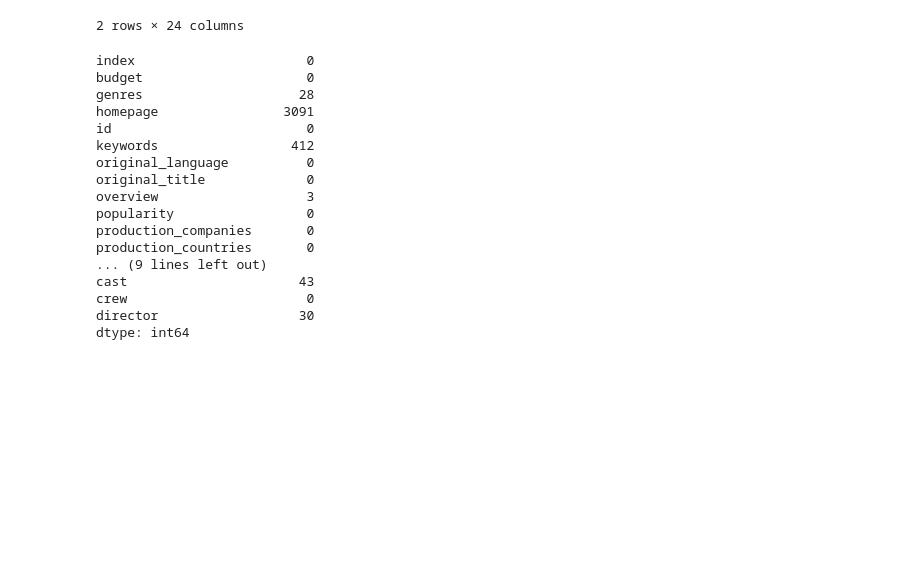
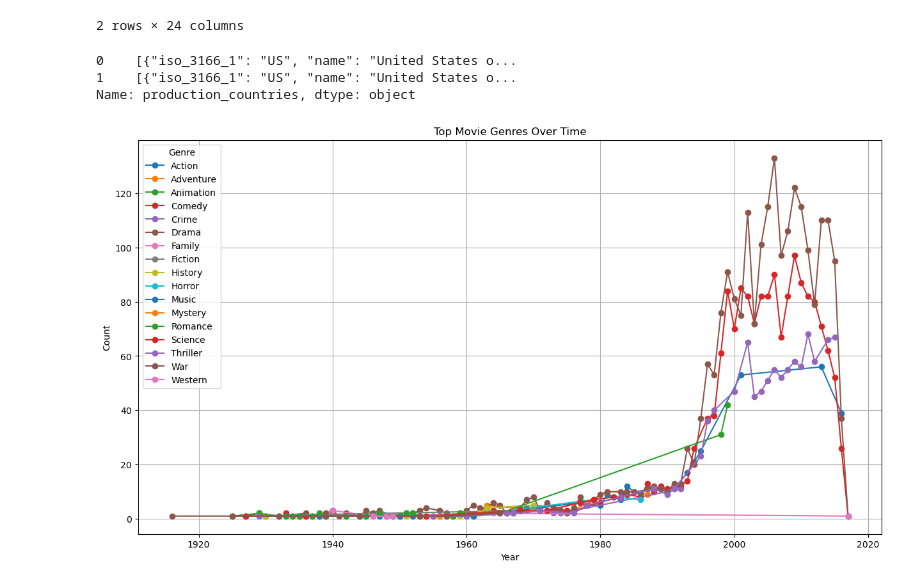
Before and after one commit to AbdullahKhurram30/movie-analysis, a Jupyter notebook: short_analysis.ipynb, the cells around one changed output. Cells and saved outputs as stored; diff of their text form; code cells hidden in the pictures; blank space fills up the shorter version.

```diff
--- a/short_analysis.ipynb
+++ b/short_analysis.ipynb
@@ -10,23 +15,42 @@ df.head(2)
 | 0 | 0 | 237000000 | Action Adventure Fantasy Science ... | http://www.avatarmovie.com/ | 19995 | culture clash future space war sp... | en | Avatar | In the 22nd century, a paraplegic... | ... |
 | 1 | 1 | 300000000 | Adventure Fantasy Action | http://disney.go.com/disneypictur... | 285 | ocean drug abuse exotic island ea... | en | Pirates of the Caribbean: At Worl... | Captain Barbossa, long believed t... | ... |
 2 rows × 24 columns
-# %%
-print(df.isnull().sum())
-# %% [output]
-index                      0
-budget                     0
-genres                    28
-homepage                3091
-id                         0
-keywords                 412
-original_language          0
-original_title             0
-overview                   3
-popularity                 0
-production_companies       0
-production_countries       0
-... (9 lines left out)
-cast                      43
-crew                       0
-director                  30
-dtype: int64
+# %%
+df['release_date'] = pd.to_datetime(df['release_date'], errors = 'coerce')
+df['year'] = df['release_date'].dt.year
+# %%
+df.head(2)['production_countries']
+# %% [output]
+0    [{"iso_3166_1": "US", "name": "United States o...
+1    [{"iso_3166_1": "US", "name": "United States o...
+Name: production_countries, dtype: object
+# %%
+def top_genres_by_year(df, top_n = 3):
+    """Extracts and returns the most popular genres for each year"""
+    genre_by_year = {}
+    for year, subset in df.groupby('year'):
+        genre_list = ' '.join(subset['genres'].dropna()).split()
+        genre_count = Counter(genre_list)
+        top_genres = genre_count.most_common(top_n)
+        genre_by_year[year] = top_genres
+    return genre_by_year
+
+top_genres_data = top_genres_by_year(df)
+top_genres_df = pd.DataFrame([
+    {'Year': year, 'Genre': genre, 'Count': count}
+    for year, genres in top_genres_data.items()
+    for genre, count in genres
+])
+# %%
+# Visualization
+plt.figure(figsize=(15, 8))
+for genre, subset in top_genres_df.groupby('Genre'):
+    plt.plot(subset['Year'], subset['Count'], marker='o', label=genre)
+plt.title('Top Movie Genres Over Time')
+plt.xlabel('Year')
+plt.ylabel('Count')
+plt.legend(title='Genre')
+plt.grid(True)
+plt.show()
+# %% [output]
+[figure, added]
```
Also changed, not shown: parts of 9 cells of this notebook.
